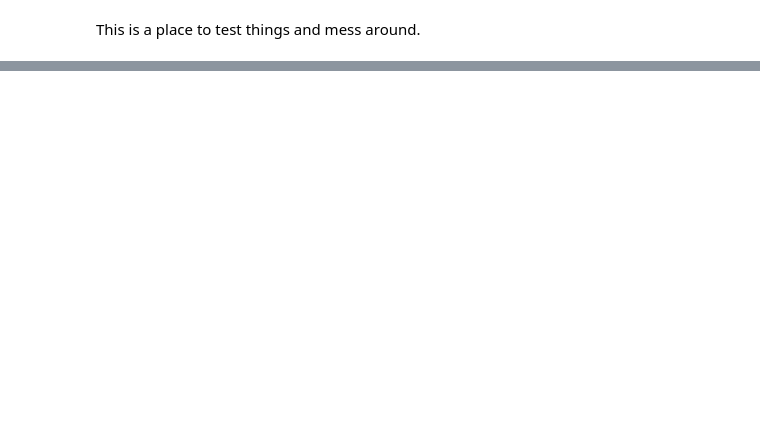
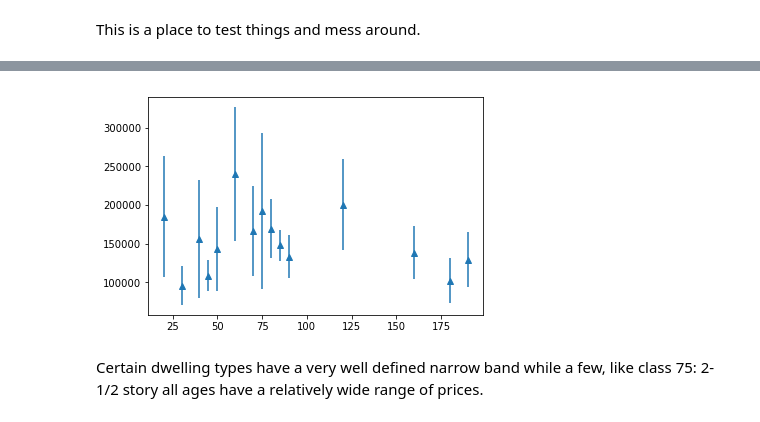
Before and after one commit to badGarnet/house_price, a Jupyter notebook: drawing board.ipynb, the cells around one changed output, grey strips where cells are left out. Cells and saved outputs as stored; diff of their text form; code cells hidden in the pictures; blank space fills up the shorter version.

```diff
--- a/drawing board.ipynb
+++ b/drawing board.ipynb
@@ -19,0 +52,4 @@ trainset.head()
+# %%
+aggvals = {'mean', 'std', 'count'}
+a = trainset.groupby('MSSubClass').SalePrice.agg(aggvals)
+a
@@ -19,0 +74,7 @@ trainset.head()
+# %%
+plt.errorbar(a.index, a['mean'], a['std'], linestyle = 'None', marker = '^')
+plt.show()
+# %% [output]
+[figure, added]
+# %% [markdown]
+Certain dwelling types have a very well defined narrow band while a few, like class 75: 2-1/2 story all ages have a relatively wide range of prices.
```
Also changed, not shown: parts of 16 cells of this notebook.
